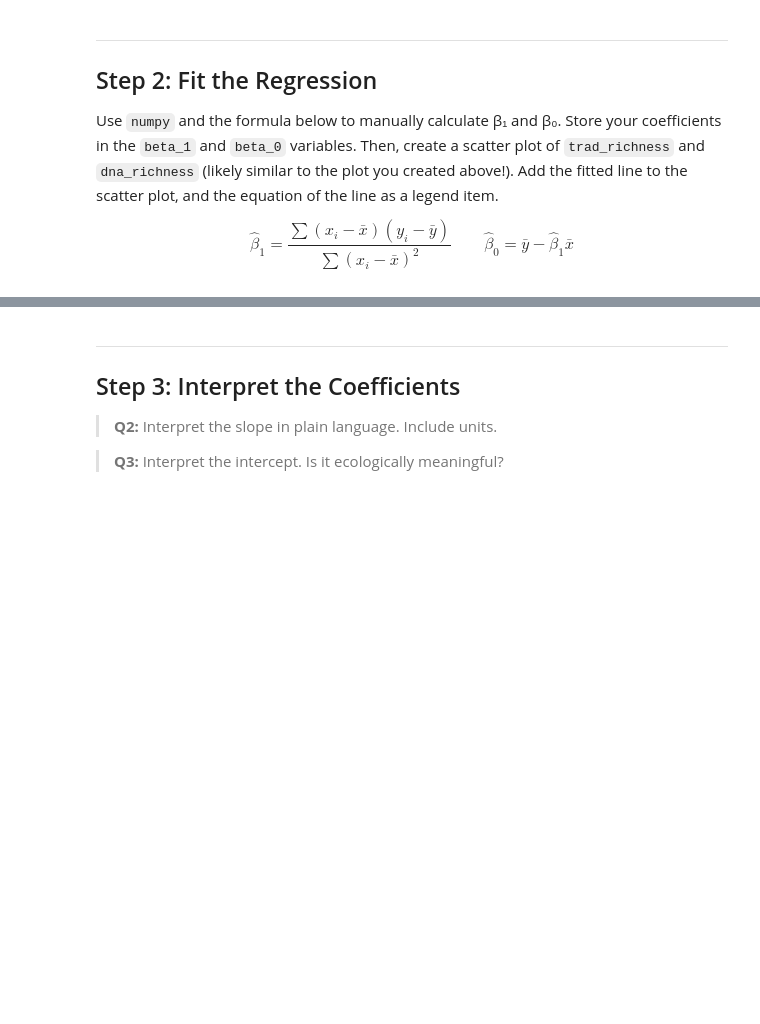
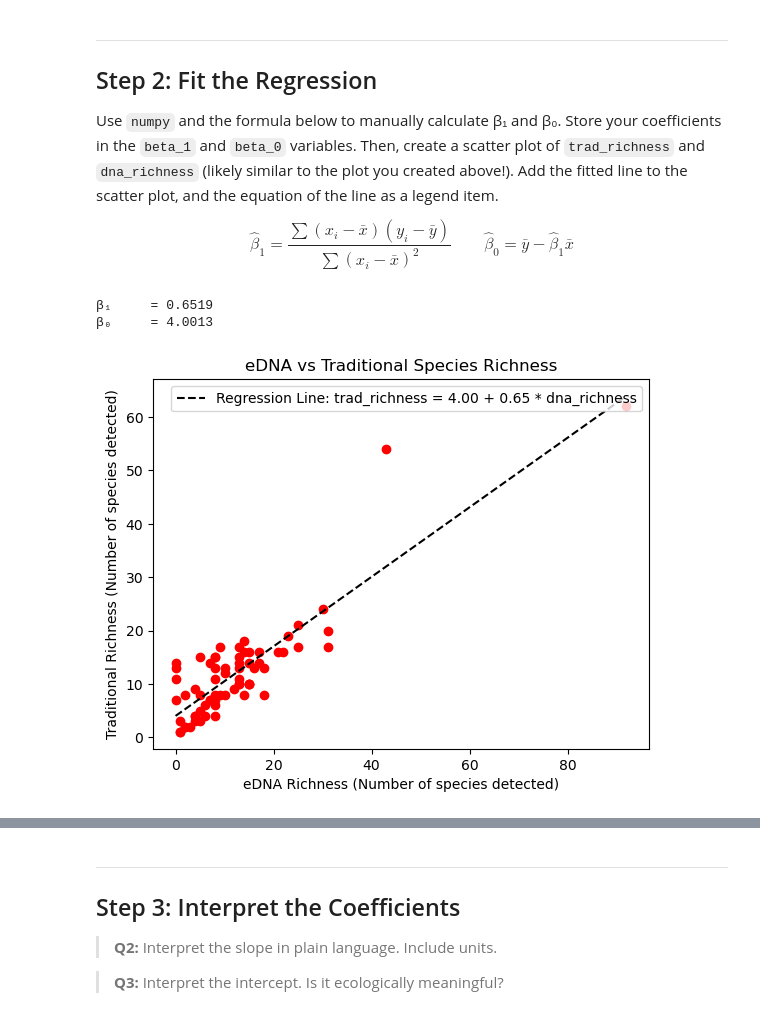
Before and after one commit to kaimorquecho/assignment-1, a Jupyter notebook: task2/hw1-task2.ipynb, the cells around one changed output, grey strips where cells are left out. Cells and saved outputs as stored; diff of their text form; code cells hidden in the pictures; blank space fills up the shorter version.

```diff
--- a/task2/hw1-task2.ipynb
+++ b/task2/hw1-task2.ipynb
@@ -86,11 +94,49 @@ Use `numpy` and the formula below to manually calculate β₁ and β₀. Store y
 $$\hat{\beta}_1 = \frac{\sum(x_i - \bar{x})(y_i - \bar{y})}{\sum(x_i - \bar{x})^2} \qquad \hat{\beta}_0 = \bar{y} - \hat{\beta}_1\bar{x}$$
 # %%
 
+# Calculate beta_1 and beta_0 for the linear regression model to see if dna_richness can predict trad_richness.
+# The model is: trad_richness = beta_0 + beta_1 * dna_richness
 
-beta_1 = ...
-beta_0 = ...
+# Define x and y as the eDNA richness and traditional richness, respectively
+x = df["dna_richness"].values
+y = df["trad_richness"].values
+
+# Compute the means of x and y
+x_mean = np.mean(x)
+y_mean = np.mean(y)
+
+# Compute the coefficients beta_1 and beta_0
+beta_1 = np.sum((x - x_mean) * (y - y_mean)) / np.sum((x - x_mean) ** 2)
+beta_0 = y_mean - beta_1 * x_mean
 
 print(f"\u03b2\u2081     = {beta_1:.4f}")
 print(f"\u03b2\u2080     = {beta_0:.4f}")
+# %% [output]
+β₁     = 0.6519
+β₀     = 4.0013
+# %%
+# Create scatter plot
+plt.scatter(y = df["trad_richness"], x = df["dna_richness"], c = 'red')
+
+# Add the regression line to the scatter plot
+x_line = np.linspace(x.min(), x.max(),100)
+y_line = beta_0 + beta_1 * x_line
+
+plt.plot(x_line,y_line,
+         color='black',
+         linestyle='--',
+         label=f"Regression Line: trad_richness = {beta_0:.2f} + {beta_1:.2f} * dna_richness")
+
+# Add legend for regression line
+plt.legend()
+
+# Set labels and title
+plt.ylabel("Traditional Richness (Number of species detected)")
+plt.xlabel("eDNA Richness (Number of species detected)")
+plt.title("eDNA vs Traditional Species Richness")
+
+plt.show()
+# %% [output]
+[figure, added]
 # %%
 grader.check("q2")
```
Also changed, not shown: parts of 2 cells of this notebook, 1 other file.
